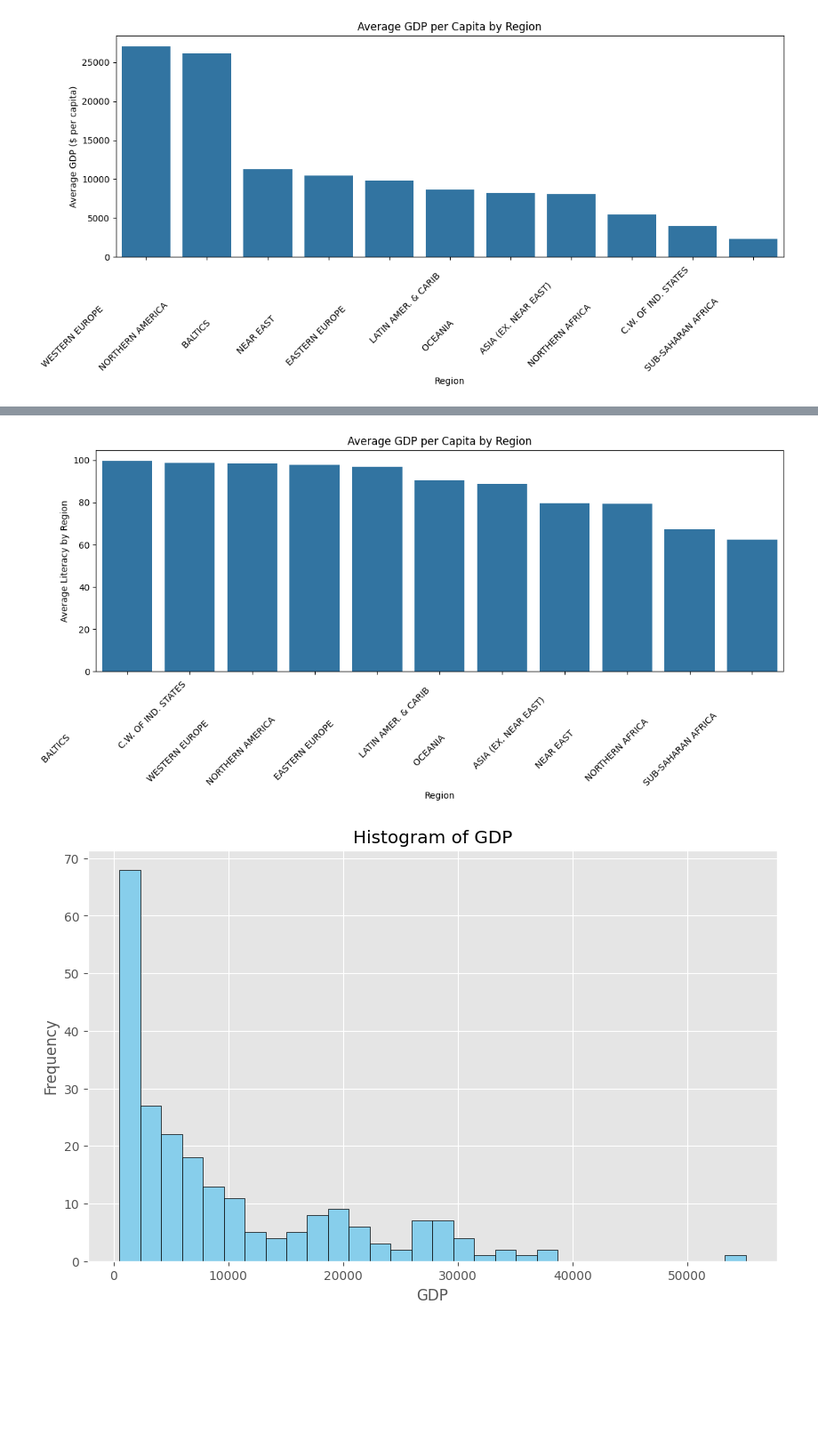
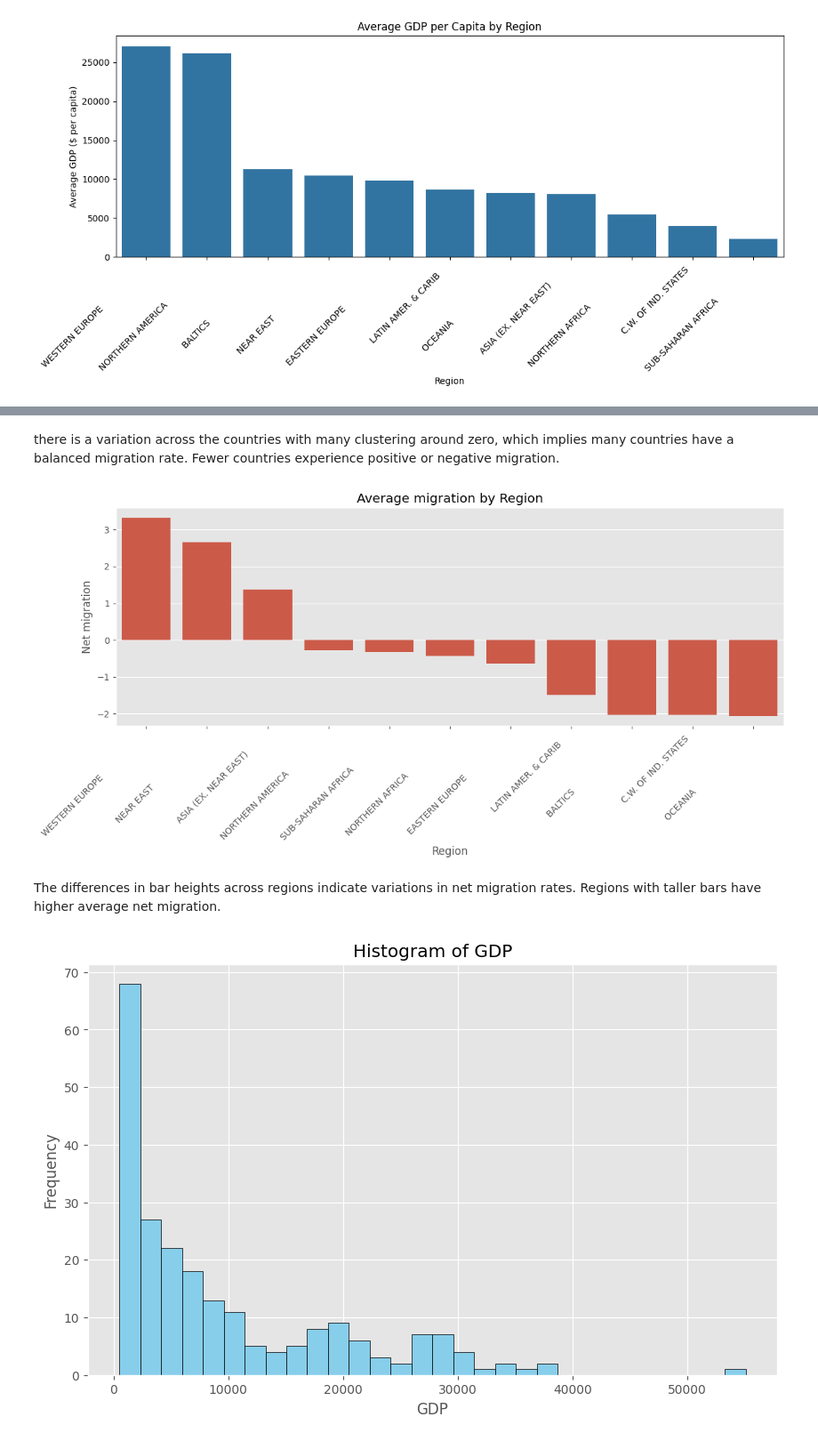
Before and after one commit to Vilars/Data110, a Jupyter notebook: Project1.ipynb, the cells around one changed output, grey strips where cells are left out. Shown at 89% size. Drawn from its saved outputs; the diff is of its cells as text; code cells hidden in the pictures; blank space fills up the shorter version.

```diff
--- a/Project1.ipynb
+++ b/Project1.ipynb
@@ -84,18 +98,22 @@ plt.show()
+# %% [markdown]
+there is a variation across the countries with many clustering around zero, which implies many countries have a balanced migration rate. Fewer countries experience positive or negative migration.
 # %%
-# Group by Region and Calculate Average GDP:
-region_literacy = countries.groupby('Region')['Literacy (%)'].mean().sort_values(ascending=False)
+# Group by Region and Calculate Average migration:
+region_gdp = countries.groupby('Region')['Net migration'].mean().sort_values(ascending=False)
 
-# Visualize Regional GDP using a Bar Plot:
+# Visualize Regional migration using a Bar Plot:
 plt.figure(figsize=(12, 6))
-sns.barplot(x=region_literacy.index, y=region_literacy.values)
-plt.title('Average GDP per Capita by Region')
+sns.barplot(x=region_gdp.index, y=region_gdp.values)
+plt.title('Average migration by Region')
 plt.xlabel('Region')
-plt.ylabel('Average Literacy by Region')
+plt.ylabel('Net migration')
 plt.xticks(rotation=45, ha='right')
 plt.tight_layout()
 plt.show()
 # %% [output]
-[figure, old version]
+[figure, new version]
+# %% [markdown]
+The differences in bar heights across regions indicate variations in net migration rates. Regions with taller bars have higher average net migration.
 # %%
 # Histogram
 plt.style.use('ggplot')
```
Also changed, not shown: parts of 7 cells of this notebook.
